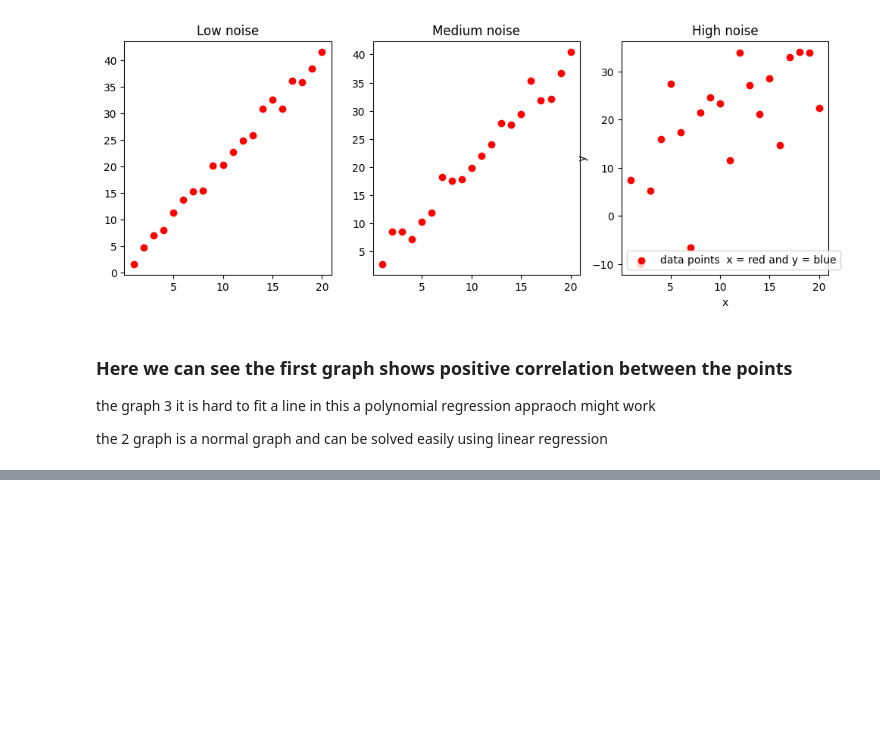
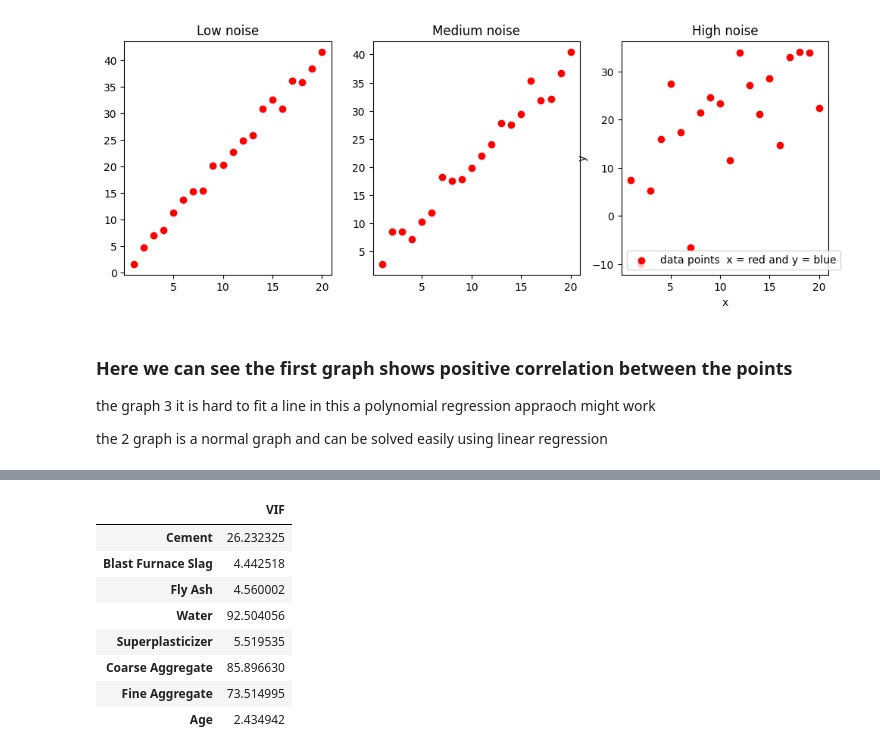
Before and after one commit to Alsanad-Opium/deep-learning-pytorch, a Jupyter notebook: MLandDL/ML/Assumptions of LinearRegession/assumption.ipynb, the cells around one changed output, grey strips where cells are left out. Drawn from its saved outputs; the diff is of its cells as text; code cells hidden in the pictures; blank space fills up the shorter version.

```diff
--- a/MLandDL/ML/Assumptions of LinearRegession/assumption.ipynb
+++ b/MLandDL/ML/Assumptions of LinearRegession/assumption.ipynb
@@ -70,0 +94,19 @@ the 2 graph is a normal graph and can be solved easily using linear regression
+# %%
+vif = []
+
+for i in range(len(df.columns)-1):
+    vif.append(variance_inflation_factor(df.values,i))
+
+vif_df = pd.DataFrame(vif, index = df.columns[:-1], columns = ["VIF"])
+
+vif_df
+# %% [output]
+|  | VIF |
+| Cement | 26.232325 |
+| Blast Furnace Slag | 4.442518 |
+| Fly Ash | 4.560002 |
+| Water | 92.504056 |
+| Superplasticizer | 5.519535 |
+| Coarse Aggregate | 85.896630 |
+| Fine Aggregate | 73.514995 |
+| Age | 2.434942 |
```
Also changed, not shown: parts of 4 cells of this notebook, 1 other file.
